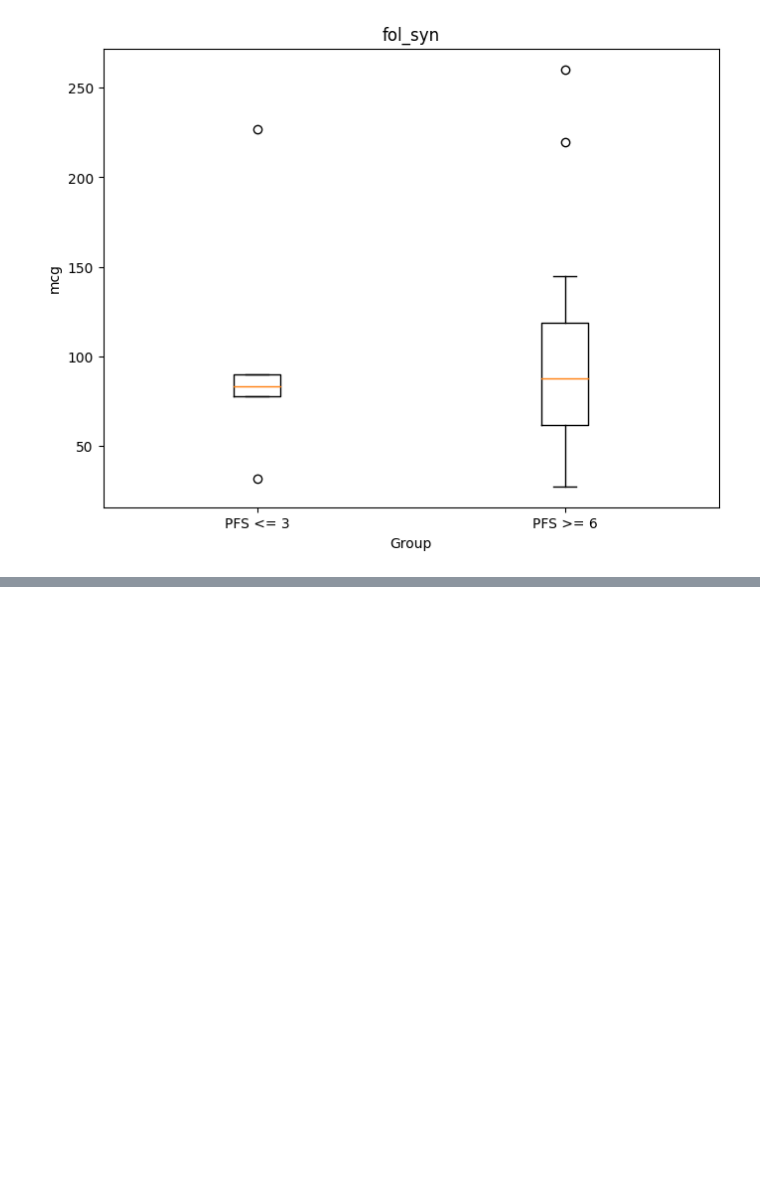
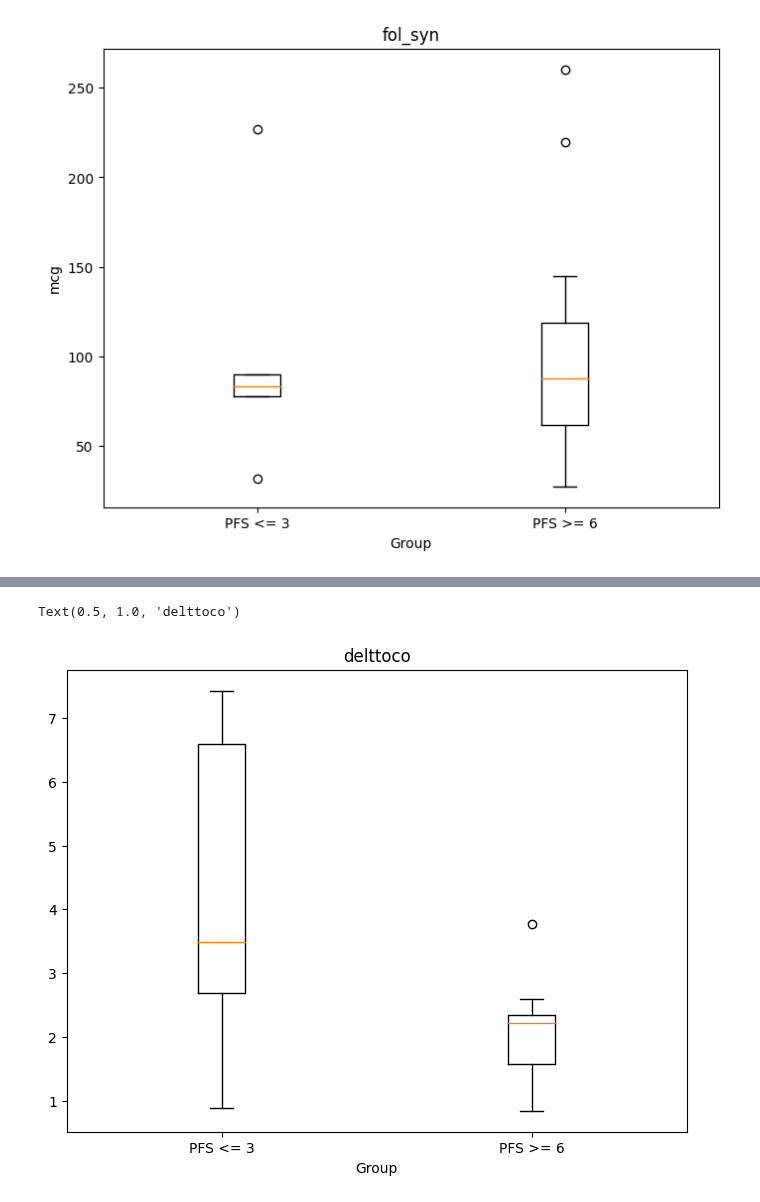
Before and after one commit to xuan13hao/data_analysis, a Jupyter notebook: Lung_Cancer_Research/Analysis.ipynb, the cells around one changed output, grey strips where cells are left out. Drawn from its saved outputs; the diff is of its cells as text; code cells hidden in the pictures; blank space fills up the shorter version.

```diff
--- a/Lung_Cancer_Research/Analysis.ipynb
+++ b/Lung_Cancer_Research/Analysis.ipynb
@@ -572,0 +580,17 @@ Text(0.5, 1.0, 'water')
+# %%
+# Step 2: Filter avcarb values based on PFS_3
+glycine_0_6 = data_f[data_f['PFS_3_6'] == 0]['delttoco']
+glycine_1_6 = data_f[data_f['PFS_3_6'] == 2]['delttoco']
+# Step 3: Plotting the boxplot
+plt.figure(figsize=(8, 6))  # Adjust the figure size if needed
+
+# Create a boxplot
+plt.boxplot([glycine_0_6, glycine_1_6], labels=['PFS <= 3', 'PFS >= 6'])
+
+# Set labels and title
+plt.xlabel('Group')
+plt.ylabel('')
+plt.title('delttoco')
+# %% [output]
+Text(0.5, 1.0, 'delttoco')
+[figure, added]
```
Also changed, not shown: parts of 6 cells of this notebook, 3 other files.
